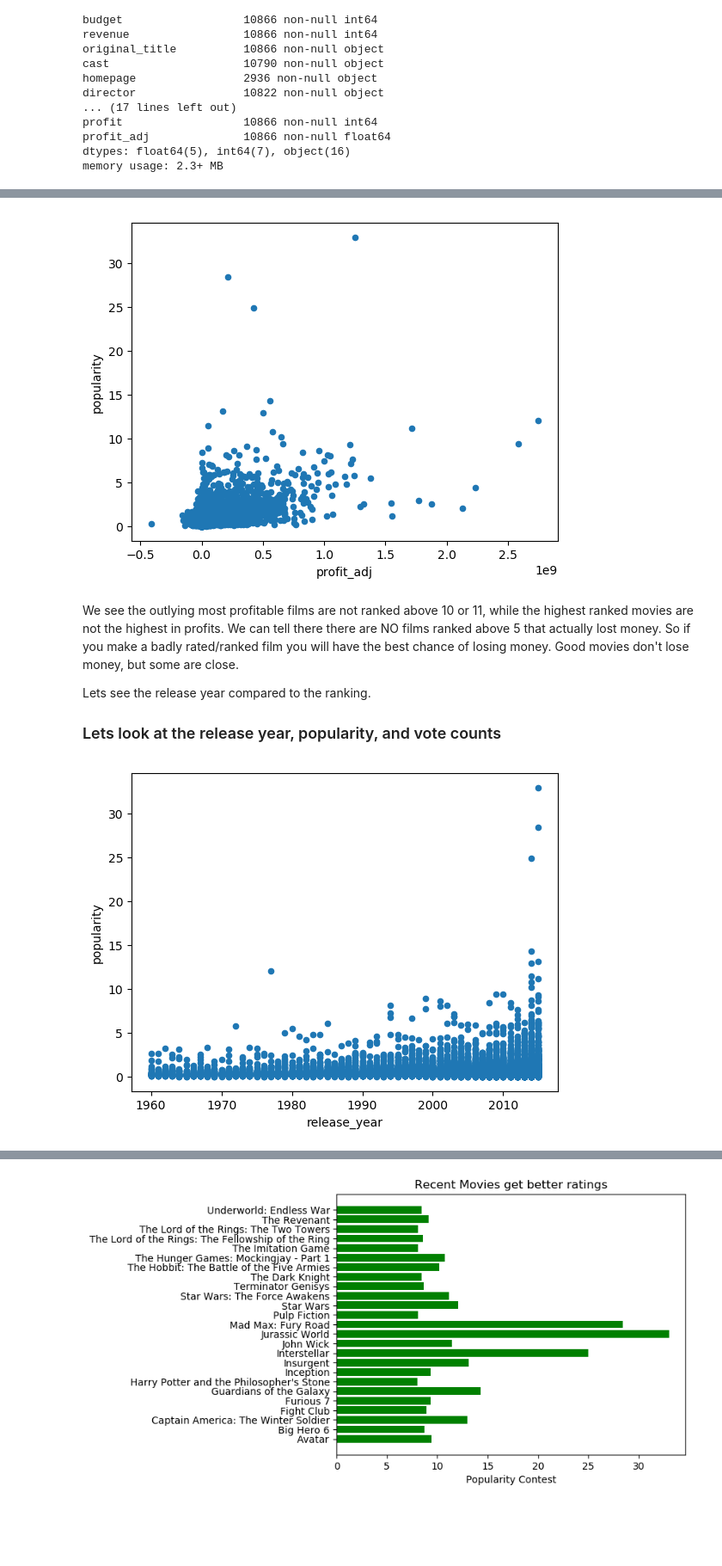
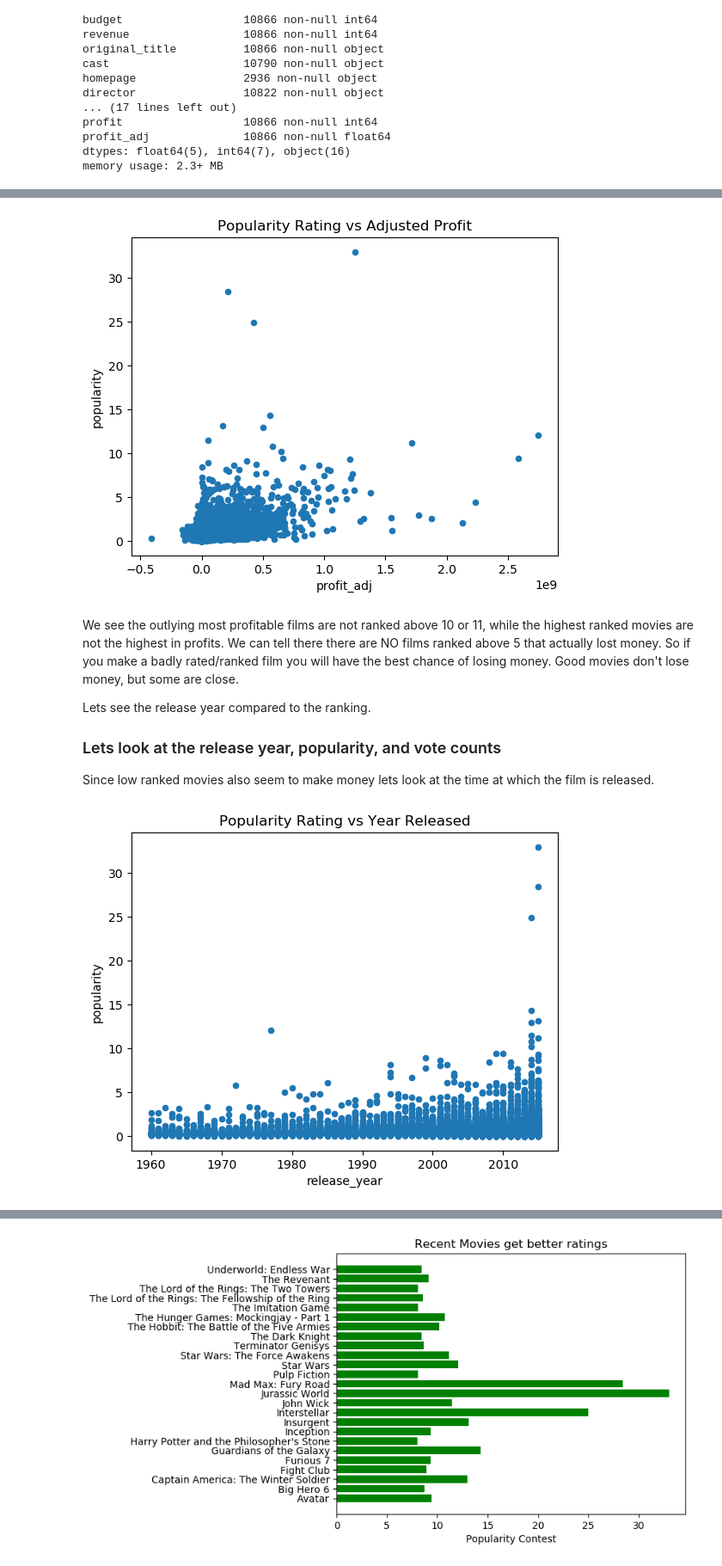
Before and after one commit to 2vcps/tmdb_udacity, a Jupyter notebook: movie_database_analysis.ipynb, the cells around one changed output, grey strips where cells are left out. Shown at 86% size. Saved outputs shown, nothing was run; the diff lists cells and outputs as text; code cells hidden in the pictures; blank space fills up the shorter version.

```diff
--- a/movie_database_analysis.ipynb
+++ b/movie_database_analysis.ipynb
@@ -329,13 +343,15 @@ I would like to see the profitability and popularity a little closer.
 # %%
-clean_movie_df.plot.scatter(x='profit_adj', y='popularity');
+clean_movie_df.plot.scatter(x='profit_adj', y='popularity', title='Popularity Rating vs Adjusted Profit');
 # %% [output]
-[figure, old version]
+[figure, new version]
 # %% [markdown]
 We see the outlying most profitable films are not ranked above 10 or 11, while the highest ranked movies are not the highest in profits. We can tell there there are NO films ranked above 5 that actually lost money. So if you make a badly rated/ranked film you will have the best chance of losing money. Good movies don't lose money, but some are close.
 
 Lets see the release year compared to the ranking.
 ### Lets look at the release year, popularity, and vote counts
+
+Since low ranked movies also seem to make money lets look at the time at which the film is released.
 # %%
-clean_movie_df.plot.scatter(x='release_year', y='popularity');
+clean_movie_df.plot.scatter(x='release_year', y='popularity', title='Popularity Rating vs Year Released');
 # %% [output]
-[figure, old version]
+[figure, new version]
```
Also changed, not shown: parts of 17 cells of this notebook, 13 other files.
